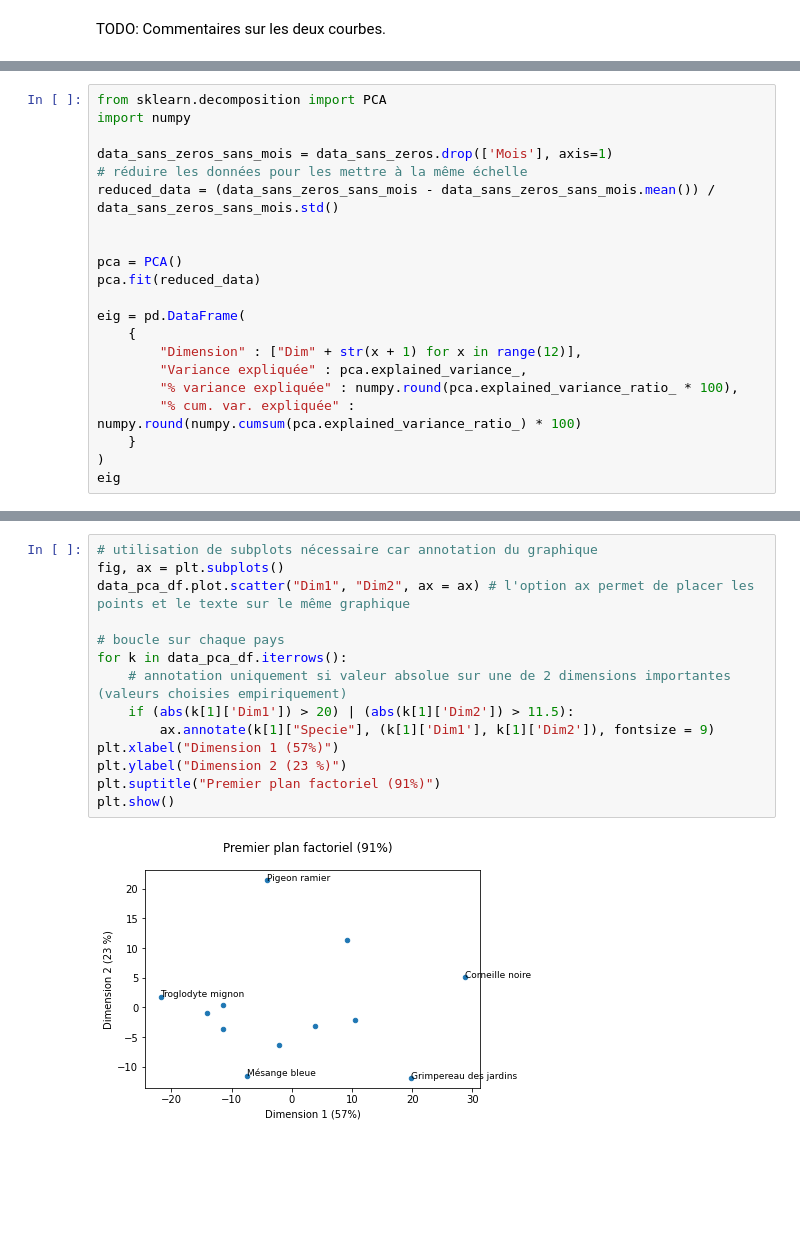
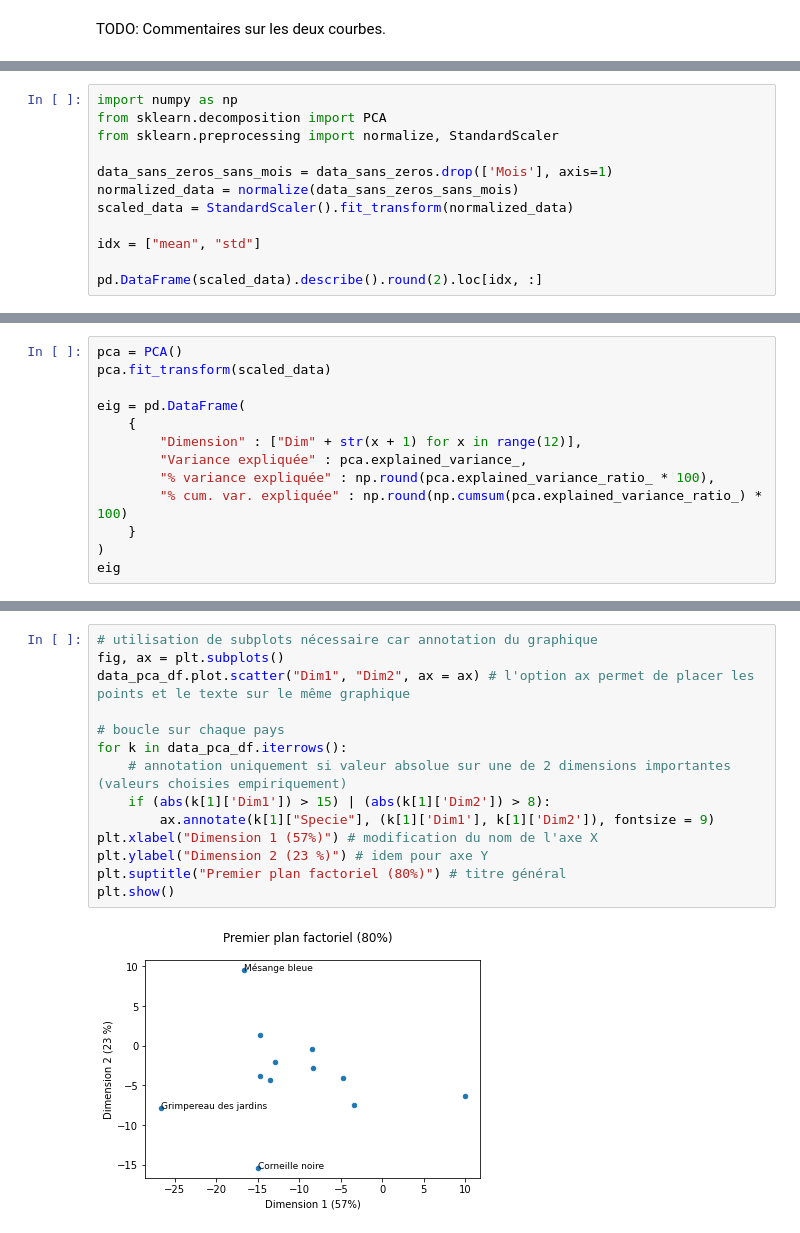
Before and after one commit to hadouin/data-science-isep, a Jupyter notebook: main.ipynb, the cells around one changed output, grey strips where cells are left out. Drawn from its saved outputs; the diff is of its cells as text; blank space fills up the shorter version.

```diff
--- a/main.ipynb
+++ b/main.ipynb
@@ -226,0 +228,12 @@ TODO: Commentaires sur les deux courbes.
+# %%
+import numpy as np
+from sklearn.decomposition import PCA
+from sklearn.preprocessing import normalize, StandardScaler
+
+data_sans_zeros_sans_mois = data_sans_zeros.drop(['Mois'], axis=1)
+normalized_data = normalize(data_sans_zeros_sans_mois)
+scaled_data = StandardScaler().fit_transform(normalized_data)
+
+idx = ["mean", "std"]
+
+pd.DataFrame(scaled_data).describe().round(2).loc[idx, :]
@@ -227,21 +244,13 @@ TODO: Commentaires sur les deux courbes.
 # %%
-from sklearn.decomposition import PCA
-import numpy
-
-data_sans_zeros_sans_mois = data_sans_zeros.drop(['Mois'], axis=1)
-# réduire les données pour les mettre à la même échelle
-reduced_data = (data_sans_zeros_sans_mois - data_sans_zeros_sans_mois.mean()) / data_sans_zeros_sans_mois.std()
-
-
 pca = PCA()
-pca.fit(reduced_data)
+pca.fit_transform(scaled_data)
 
 eig = pd.DataFrame(
     {
         "Dimension" : ["Dim" + str(x + 1) for x in range(12)],
         "Variance expliquée" : pca.explained_variance_,
-        "% variance expliquée" : numpy.round(pca.explained_variance_ratio_ * 100),
-        "% cum. var. expliquée" : numpy.round(numpy.cumsum(pca.explained_variance_ratio_) * 100)
+        "% variance expliquée" : np.round(pca.explained_variance_ratio_ * 100),
+        "% cum. var. expliquée" : np.round(np.cumsum(pca.explained_variance_ratio_) * 100)
     }
 )
 eig
@@ -301,16 +310,16 @@ plt.show()
 # %%
 # utilisation de subplots nécessaire car annotation du graphique
 fig, ax = plt.subplots()
 data_pca_df.plot.scatter("Dim1", "Dim2", ax = ax) # l'option ax permet de placer les points et le texte sur le même graphique
 
 # boucle sur chaque pays
 for k in data_pca_df.iterrows():
     # annotation uniquement si valeur absolue sur une de 2 dimensions importantes (valeurs choisies empiriquement)
-    if (abs(k[1]['Dim1']) > 20) | (abs(k[1]['Dim2']) > 11.5):
+    if (abs(k[1]['Dim1']) > 15) | (abs(k[1]['Dim2']) > 8):
         ax.annotate(k[1]["Specie"], (k[1]['Dim1'], k[1]['Dim2']), fontsize = 9)
-plt.xlabel("Dimension 1 (57%)")
-plt.ylabel("Dimension 2 (23 %)")
-plt.suptitle("Premier plan factoriel (91%)")
+plt.xlabel("Dimension 1 (57%)") # modification du nom de l'axe X
+plt.ylabel("Dimension 2 (23 %)") # idem pour axe Y
+plt.suptitle("Premier plan factoriel (80%)") # titre général
 plt.show()
 # %% [output]
-[figure, old version]
+[figure, new version]
```
Also changed, not shown: parts of 9 cells of this notebook.
